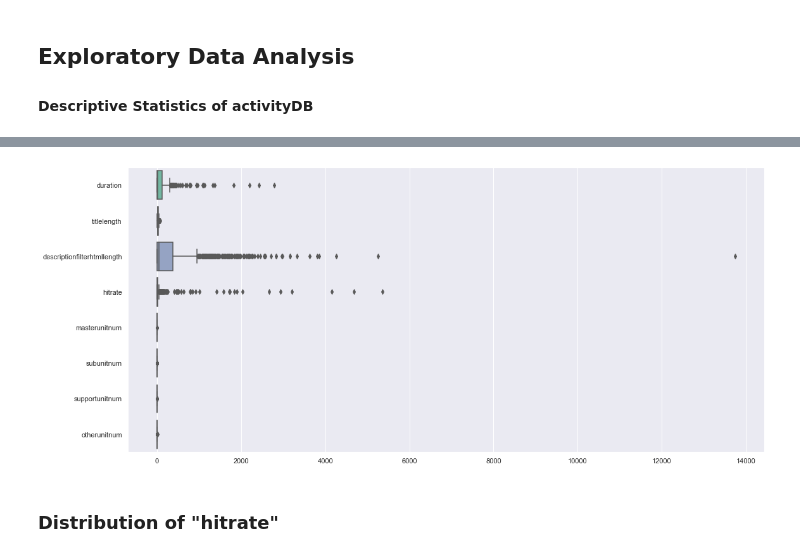
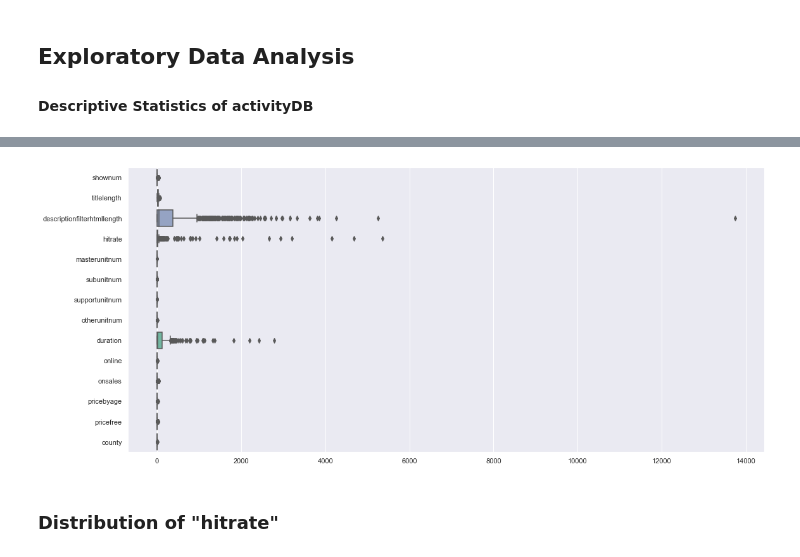
Before and after one commit to shesheshesheshe/Activities-Data-Analysis-Projects, a Jupyter notebook: data-visualization-a.ipynb, the cells around one changed output, grey strips where cells are left out. Drawn from its saved outputs; the diff is of its cells as text; code cells hidden in the pictures.

```diff
--- a/data-visualization-a.ipynb
+++ b/data-visualization-a.ipynb
@@ -32,12 +32,29 @@ conn1.autocommit = True
 
 # cur will be used to run the query
 cur = conn1.cursor()
+# %%
+def getColumnNames(indexs, db_name):
+    '''
+    get a string of all indexed column name
+    '''
+
+    column_names = pd.read_sql_query("SELECT column_name FROM INFORMATION_SCHEMA.COLUMNS WHERE table_name = '"+db_name+"'", conn1)
+
+    if len(indexs)==1:
+        return column_names['column_name'][indexs]
+    elif indexs=='all':
+        return column_names['column_name']
+    else:
+        output = ''
+        for index in indexs:
+            output = output+column_names['column_name'][index]+','
+        return output[:-1]
 # %% [markdown]
 ## Exploratory Data Analysis
 #### Descriptive Statistics of activityDB
 # %%
 # load all columns with numerical data to see if there is outlier
-sql = "SELECT "+getColumnNames([0, 1, 2, 3, 8, 9, 10, 11], "activitydb")+" FROM activitydb"
+sql = "SELECT "+getColumnNames([0, 1, 2, 3, 8, 9, 10, 11, 12, 13, 14, 15, 16, 17], "activitydb")+" FROM activitydb"
 df = pd.read_sql_query(sql, conn1)
 
 # explore the data
@@ -57,4 +74,4 @@ df.describe()
-[figure, old version]
+[figure, new version]
 # %% [markdown]
 ### Distribution of "hitrate"
 # %%
```
Also changed, not shown: parts of 13 cells of this notebook, 3 other files.
